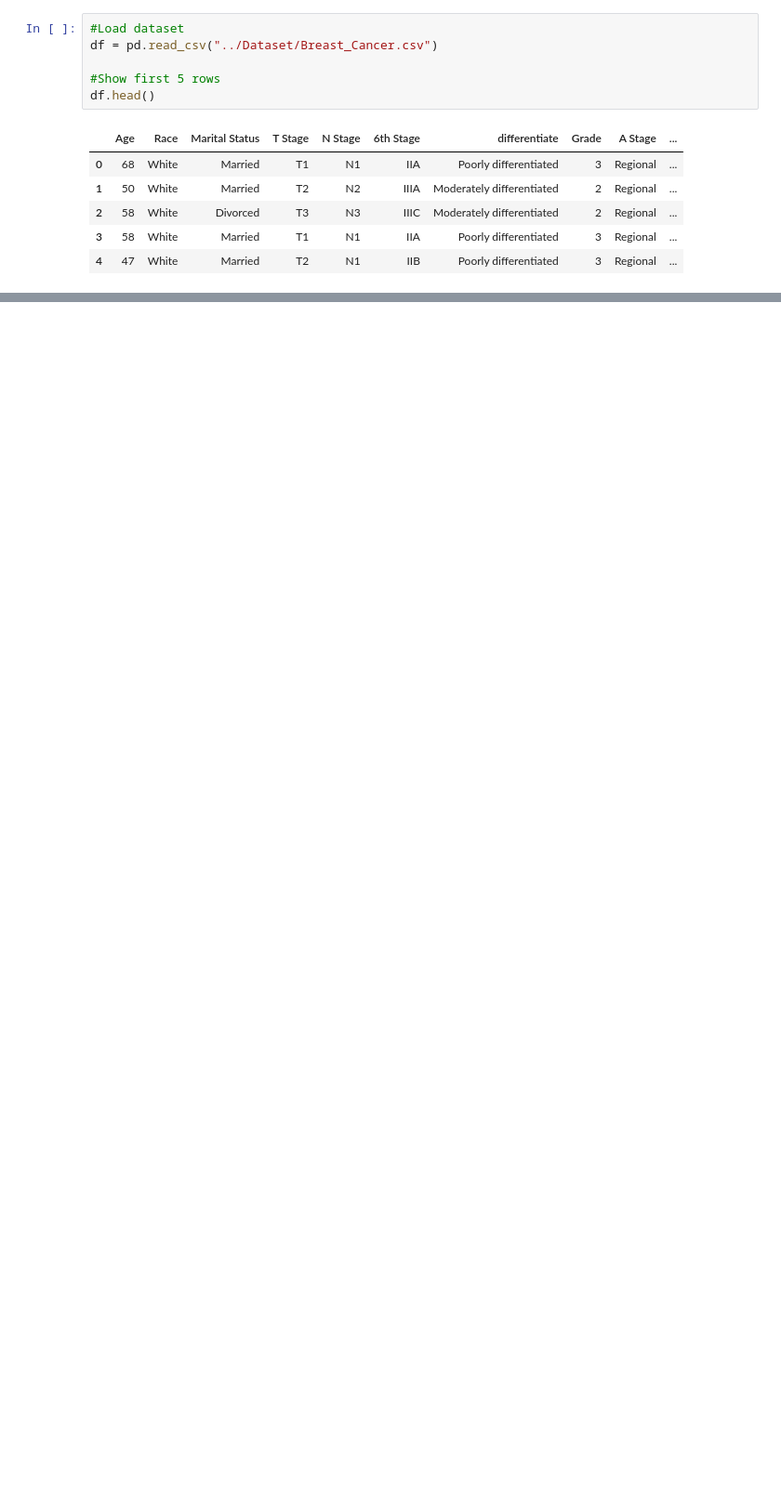
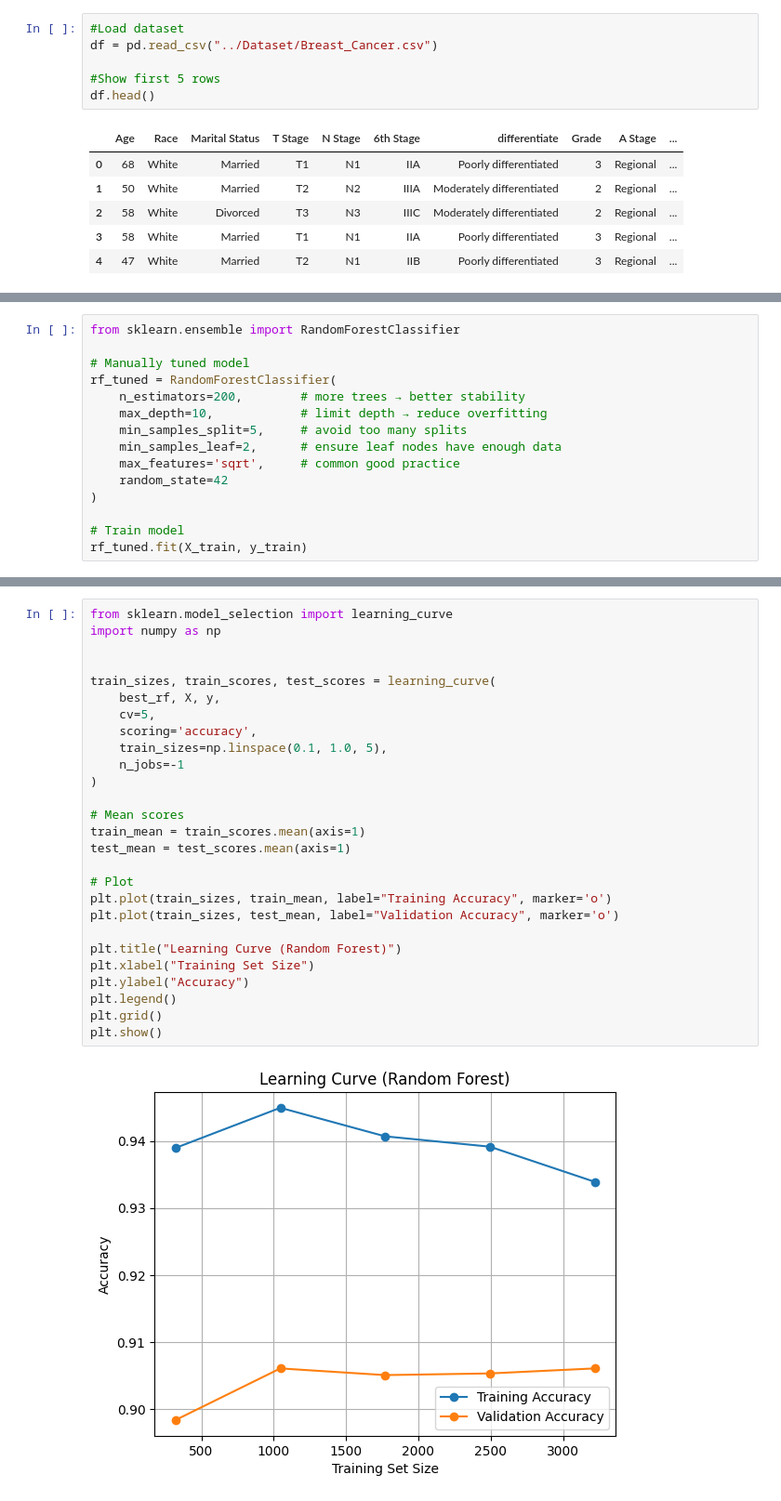
Before and after one commit to Anurangi/ML_Assignment_01, a Jupyter notebook: MS26912134/breast_cancer_prediction_random_forest.ipynb, the cells around one changed output, grey strips where cells are left out. Shown at 93% size. Cells and saved outputs as stored; diff of their text form; blank space fills up the shorter version.

```diff
--- a/MS26912134/breast_cancer_prediction_random_forest.ipynb
+++ b/MS26912134/breast_cancer_prediction_random_forest.ipynb
@@ -109,0 +265,15 @@ X.shape, y.shape
+# %%
+from sklearn.ensemble import RandomForestClassifier
+
+# Manually tuned model
+rf_tuned = RandomForestClassifier(
+    n_estimators=200,        # more trees → better stability
+    max_depth=10,            # limit depth → reduce overfitting
+    min_samples_split=5,     # avoid too many splits
+    min_samples_leaf=2,      # ensure leaf nodes have enough data
+    max_features='sqrt',     # common good practice
+    random_state=42
+)
+
+# Train model
+rf_tuned.fit(X_train, y_train)
@@ -109,0 +432,29 @@ X.shape, y.shape
+# %%
+from sklearn.model_selection import learning_curve
+import numpy as np
+
+
+train_sizes, train_scores, test_scores = learning_curve(
+    best_rf, X, y,
+    cv=5,
+    scoring='accuracy',
+    train_sizes=np.linspace(0.1, 1.0, 5),
+    n_jobs=-1
+)
+
+# Mean scores
+train_mean = train_scores.mean(axis=1)
+test_mean = test_scores.mean(axis=1)
+
+# Plot
+plt.plot(train_sizes, train_mean, label="Training Accuracy", marker='o')
+plt.plot(train_sizes, test_mean, label="Validation Accuracy", marker='o')
+
+plt.title("Learning Curve (Random Forest)")
+plt.xlabel("Training Set Size")
+plt.ylabel("Accuracy")
+plt.legend()
+plt.grid()
+plt.show()
+# %% [output]
+[figure, added]
```
Also changed, not shown: parts of 45 cells of this notebook.
